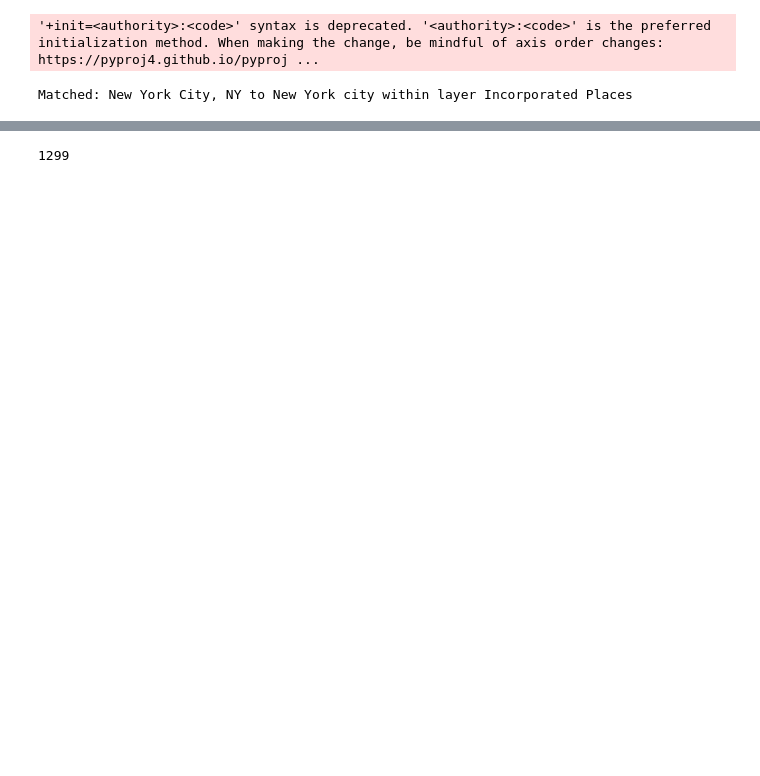
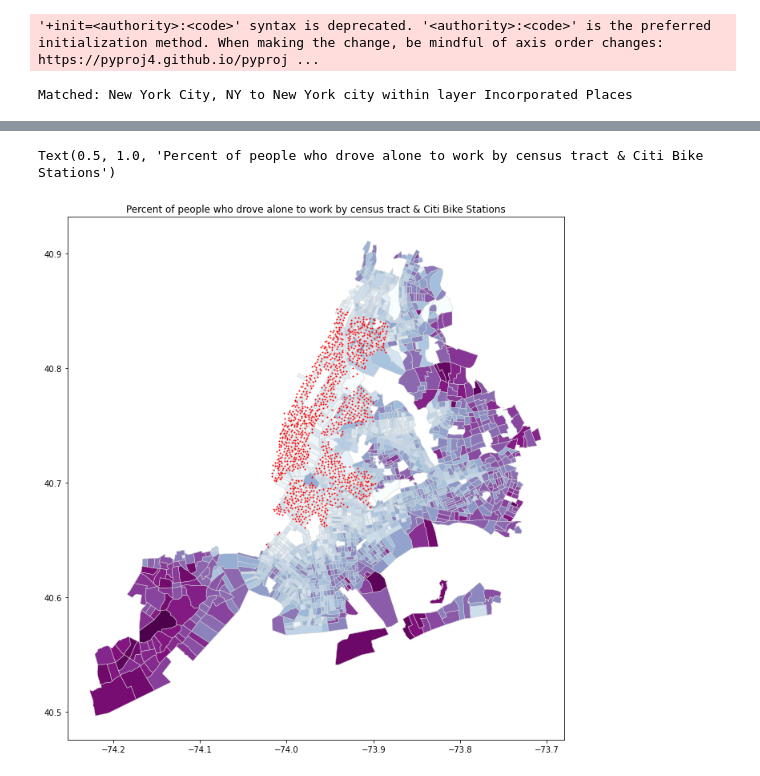
Before and after one commit to katelyn98/HealthyRide-Mapping, a Jupyter notebook: Notebooks/NYC Analyses.ipynb, the cells around one changed output, grey strips where cells are left out. Saved outputs shown, nothing was run; the diff lists cells and outputs as text; code cells hidden in the pictures; blank space fills up the shorter version.

```diff
--- a/Notebooks/NYC Analyses.ipynb
+++ b/Notebooks/NYC Analyses.ipynb
@@ -10,6 +19,8 @@ from pathlib import Path
 #get the 2010 census tracts in NYC
 #https://s3.amazonaws.com/tripdata/index.html for the trip data
 cenTract = gpd.read_file('../Data/NYC/CensusTracts/NYC_Census_Tracts_for_2010_US_Census/NYC_Census_Tracts_for_2010_US_Census.shp')
+
+cur_nyc_df = geoify_df(pd.read_csv('../Data/NYC/stations/nyc_202101_stations.csv'))
 # %%
 from cenpy import products
 #https://api.census.gov/data/2019/acs/acs5/variables.html variables for census
@@ -43,0 +77,3 @@ len(NYC)
+# %%
+nyc_crs = NYC.to_crs("EPSG:4326")
+nyc_crs.head(1)
@@ -59,4 +105,8 @@ NYC.head(1)
-# %%
-len(NYC)
-# %% [output]
-1299
+# %%
+nyc_crs['perc_alone'] = nyc_crs['B08006_003E'] / nyc_crs['B08006_001E']
+axcrs = nyc_crs.plot(column = "perc_alone", cmap="BuPu",figsize = (15, 12), edgecolor = "lightgrey", linewidth = 0.5)
+cur_nyc_df.plot(ax=axcrs, color="Red", markersize=1)
+plt.title("Percent of people who drove alone to work by census tract & Citi Bike Stations")
+# %% [output]
+Text(0.5, 1.0, 'Percent of people who drove alone to work by census tract & Citi Bike Stations')
+[figure, added]
```
Also changed, not shown: parts of 35 cells of this notebook, 16 other files.
